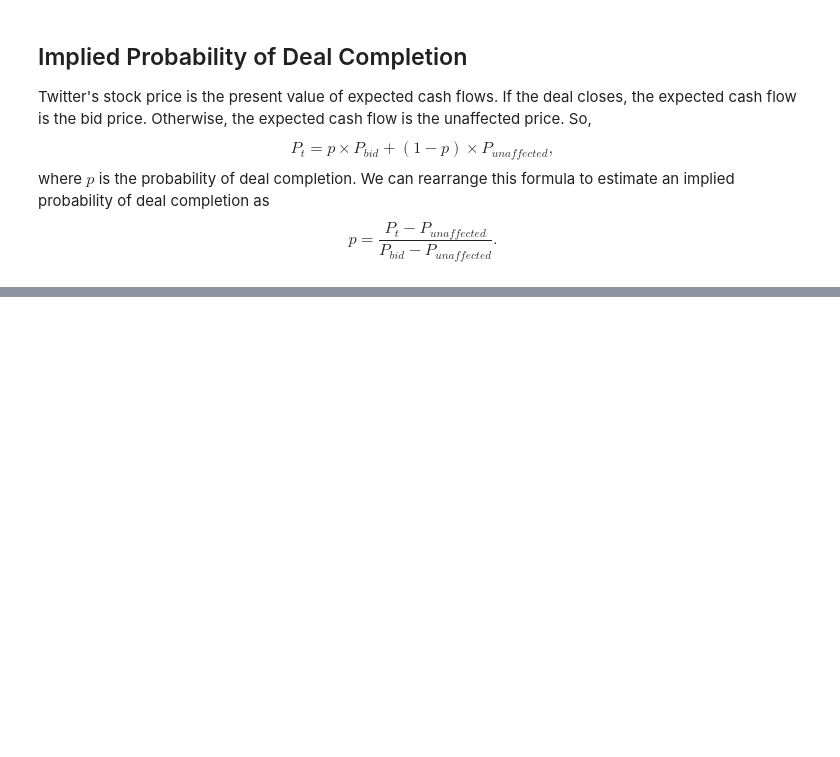
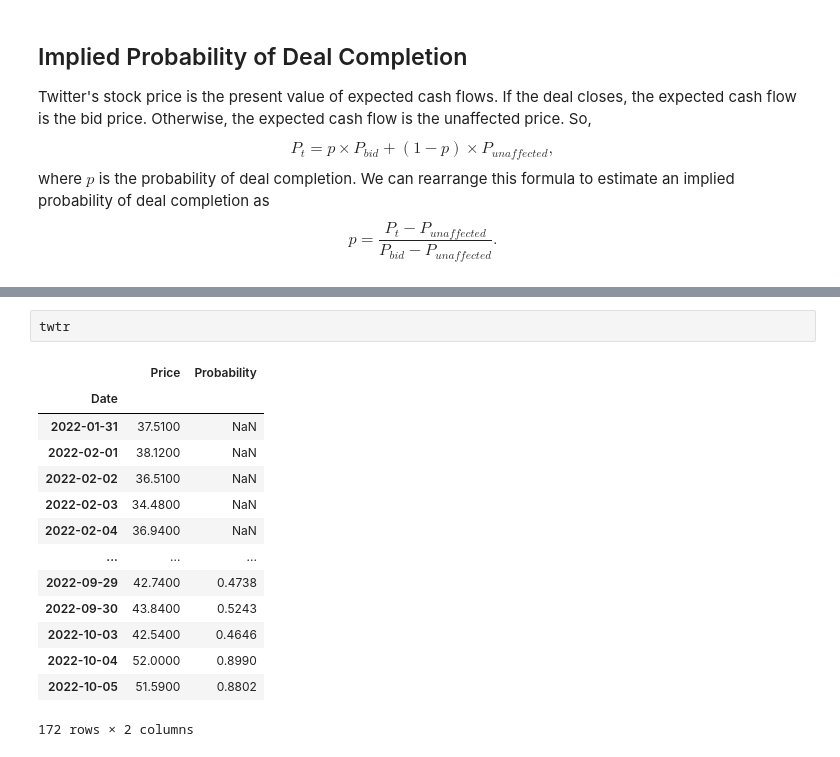
Before and after one commit to webclinic017/fina-4380-2022-fall-1, a Jupyter notebook: Notebooks/Herron/herron-do-market-prices-respond.ipynb, the cells around one changed output, grey strips where cells are left out. Cells and saved outputs as stored; diff of their text form; blank space fills up the shorter version.

```diff
--- a/Notebooks/Herron/herron-do-market-prices-respond.ipynb
+++ b/Notebooks/Herron/herron-do-market-prices-respond.ipynb
@@ -38,0 +57,17 @@ We can rearrange this formula to estimate an implied probability of deal complet
+# %%
+twtr
+# %% [output]
+|  | Price | Probability |
+| Date |  |  |
+| 2022-01-31 | 37.5100 | NaN |
+| 2022-02-01 | 38.1200 | NaN |
+| 2022-02-02 | 36.5100 | NaN |
+| 2022-02-03 | 34.4800 | NaN |
+| 2022-02-04 | 36.9400 | NaN |
+| ... | ... | ... |
+| 2022-09-29 | 42.7400 | 0.4738 |
+| 2022-09-30 | 43.8400 | 0.5243 |
+| 2022-10-03 | 42.5400 | 0.4646 |
+| 2022-10-04 | 52.0000 | 0.8990 |
+| 2022-10-05 | 51.5900 | 0.8802 |
+172 rows × 2 columns
```
Also changed, not shown: parts of 9 cells of this notebook.
